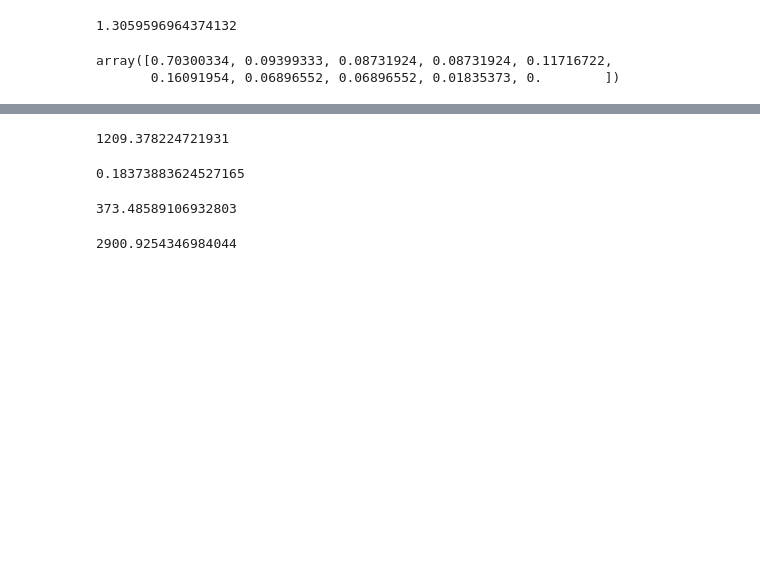
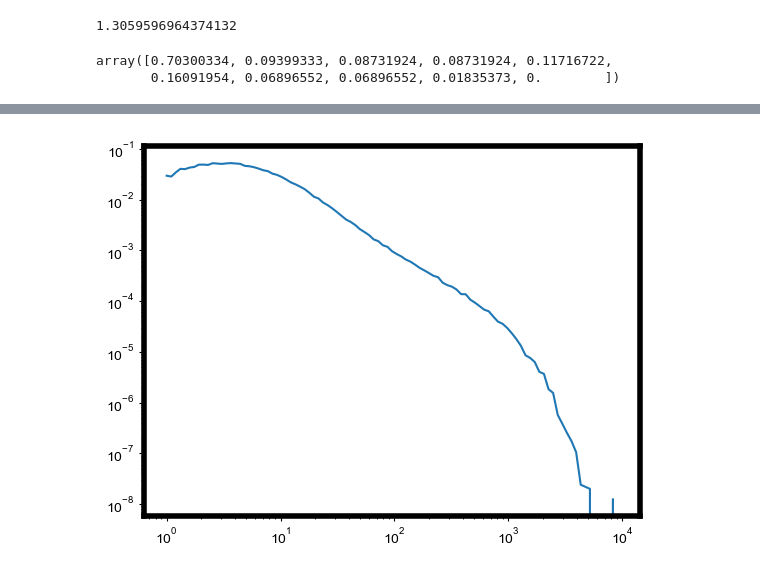
Before and after one commit to bschloma/diptericin-paper, a Jupyter notebook: Fig2-SingleCellDynamics.ipynb, the cells around one changed output, grey strips where cells are left out. Cells and saved outputs as stored; diff of their text form; code cells hidden in the pictures; blank space fills up the shorter version.

```diff
--- a/Fig2-SingleCellDynamics.ipynb
+++ b/Fig2-SingleCellDynamics.ipynb
@@ -403,29 +595,45 @@ array([0. , 0.5, 1. , 1.5, 2. , 2.5, 3. , 3.5, 4. , 4.5])
 # %%
 X0 = np.exp(np.random.normal(loc=2, scale=1, size=100_000))
-R = np.random.exponential(scale=900, size=100_000)
+#R = np.random.exponential(scale=900, size=100_000)
+R = np.random.gamma(scale=0.5 * 24 * 60, shape=0.1, size=100_000)
 
-Xt = X0 + R
+Xt = X0 + R #* 24 * 60
 
 bins = np.logspace(0, 4, 100)
 counts, _ = np.histogram(Xt, bins)
 prob_dens = counts / np.sum(counts) / np.diff(bins)
 plt.figure()
 plt.plot(bins[:-1], prob_dens)
 plt.xscale('log')
 plt.yscale('log')
+# %% [output]
+[figure, added]
 # %%
-np.max(Xt)
+"""testing mle for lognormal-gamma convolution model"""
+def likelihood(x, mu, sigma, k, theta, n_samples=100_000):
+    X0 = np.exp(np.random.normal(loc=mu, scale=sigma, size=n_samples))
+    R = np.random.gamma(shape=k, scale=theta, size=n_samples)
+    Xt = X0 + R
+
+    bins = np.logspace(0, 7, int(n_samples / 1000))
+    counts, _ = np.histogram(Xt, bins)
+    # use a pseudo count of 1 to make the log likelihood well behaved
+    counts[counts == 0 ] = 1
+    prob_dens = counts / np.sum(counts) / np.diff(bins)
+    bins = bins[:-1]
+
+    lh = np.zeros(len(np.array(x)))
+    for i in range(len(lh)):
+        index = np.where(np.abs(x[i] - bins) == np.min(np.abs(x[i] - bins)))[0][0]
+        lh[i] = prob_dens[index]
+
+    return lh
+
+
+def neg_log_likelihood(p, args):
+    k, theta = p
+    x, mu, sigma, n_samples = args
+    lh = likelihood(x, mu, sigma, k, theta, n_samples=n_samples)
+    nllh = -1 * np.sum(np.log(lh))
+
+    return nllh
-# %% [output]
-1209.378224721931
-# %%
-np.min(X0)
-# %% [output]
-0.18373883624527165
-# %%
-np.max(R)
-# %% [output]
-373.48589106932803
-# %%
-R
-# %% [output]
-2900.9254346984044
```
Also changed, not shown: parts of 55 cells of this notebook, 7 other files.
